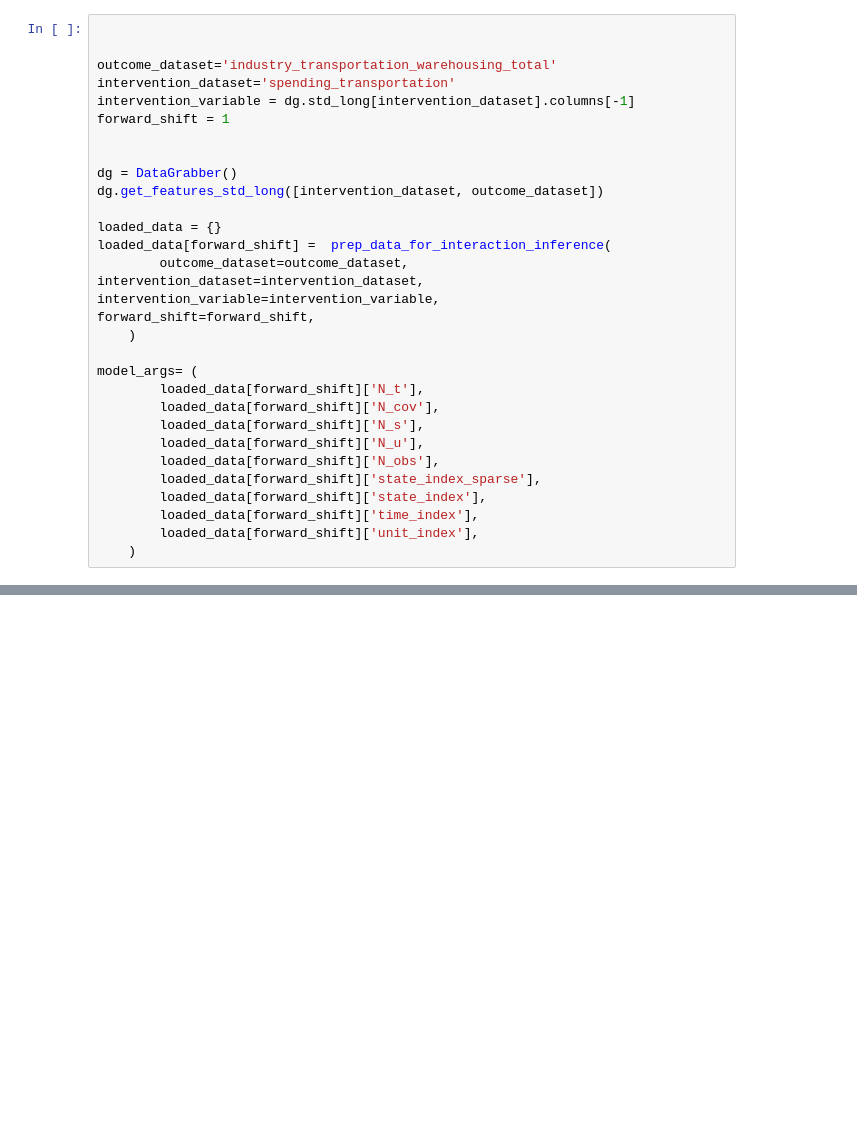
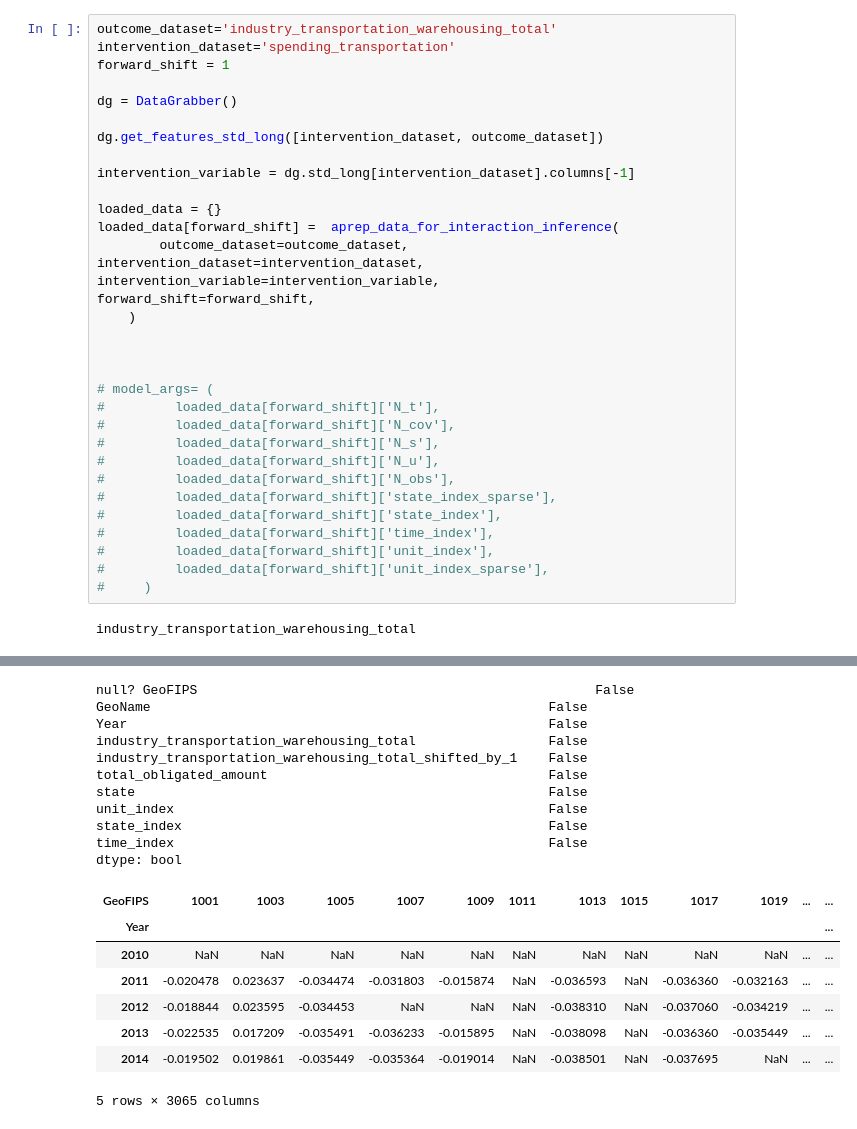
Before and after one commit to BasisResearch/cities, a Jupyter notebook: docs/experimental_notebooks/unsqueezing.ipynb, the cells around one changed output, grey strips where cells are left out. Saved outputs shown, nothing was run; the diff lists cells and outputs as text; blank space fills up the shorter version.

```diff
--- a/docs/experimental_notebooks/unsqueezing.ipynb
+++ b/docs/experimental_notebooks/unsqueezing.ipynb
@@ -32,31 +222,35 @@ from cities.utils.cleaning_utils import find_repo_root
 # %%
-
-
 outcome_dataset='industry_transportation_warehousing_total'
 intervention_dataset='spending_transportation'
-intervention_variable = dg.std_long[intervention_dataset].columns[-1]
 forward_shift = 1
 
+dg = DataGrabber()
 
-dg = DataGrabber()
 dg.get_features_std_long([intervention_dataset, outcome_dataset])
 
+intervention_variable = dg.std_long[intervention_dataset].columns[-1]
+
 loaded_data = {}
-loaded_data[forward_shift] =  prep_data_for_interaction_inference(
+loaded_data[forward_shift] =  aprep_data_for_interaction_inference(
         outcome_dataset=outcome_dataset,
 intervention_dataset=intervention_dataset,
 intervention_variable=intervention_variable,
 forward_shift=forward_shift,
     )
 
-model_args= (
-        loaded_data[forward_shift]['N_t'],
-        loaded_data[forward_shift]['N_cov'],
-        loaded_data[forward_shift]['N_s'],
-        loaded_data[forward_shift]['N_u'],
-        loaded_data[forward_shift]['N_obs'],
-        loaded_data[forward_shift]['state_index_sparse'],
-        loaded_data[forward_shift]['state_index'],
-        loaded_data[forward_shift]['time_index'],
-        loaded_data[forward_shift]['unit_index'],
-    )
+
+
+# model_args= (
+#         loaded_data[forward_shift]['N_t'],
+#         loaded_data[forward_shift]['N_cov'],
+#         loaded_data[forward_shift]['N_s'],
+#         loaded_data[forward_shift]['N_u'],
+#         loaded_data[forward_shift]['N_obs'],
+#         loaded_data[forward_shift]['state_index_sparse'],
+#         loaded_data[forward_shift]['state_index'],
+#         loaded_data[forward_shift]['time_index'],
+#         loaded_data[forward_shift]['unit_index'],
+#         loaded_data[forward_shift]['unit_index_sparse'],
+#     )
+# %% [output]
+industry_transportation_warehousing_total
@@ -62,0 +263,19 @@ model_args= (
+null? GeoFIPS                                                   False
+GeoName                                                   False
+Year                                                      False
+industry_transportation_warehousing_total                 False
+industry_transportation_warehousing_total_shifted_by_1    False
+total_obligated_amount                                    False
+state                                                     False
+unit_index                                                False
+state_index                                               False
+time_index                                                False
+dtype: bool
+| GeoFIPS | 1001 | 1003 | 1005 | 1007 | 1009 | 1011 | 1013 | 1015 | 1017 | 1019 | ... | ... |
+| Year |  |  |  |  |  |  |  |  |  |  |  | ... |
+| 2010 | NaN | NaN | NaN | NaN | NaN | NaN | NaN | NaN | NaN | NaN | ... | ... |
+| 2011 | -0.020478 | 0.023637 | -0.034474 | -0.031803 | -0.015874 | NaN | -0.036593 | NaN | -0.036360 | -0.032163 | ... | ... |
+| 2012 | -0.018844 | 0.023595 | -0.034453 | NaN | NaN | NaN | -0.038310 | NaN | -0.037060 | -0.034219 | ... | ... |
+| 2013 | -0.022535 | 0.017209 | -0.035491 | -0.036233 | -0.015895 | NaN | -0.038098 | NaN | -0.036360 | -0.035449 | ... | ... |
+| 2014 | -0.019502 | 0.019861 | -0.035449 | -0.035364 | -0.019014 | NaN | -0.038501 | NaN | -0.037695 | NaN | ... | ... |
+5 rows × 3065 columns
```
Also changed, not shown: parts of 9 cells of this notebook, 1 other file.
